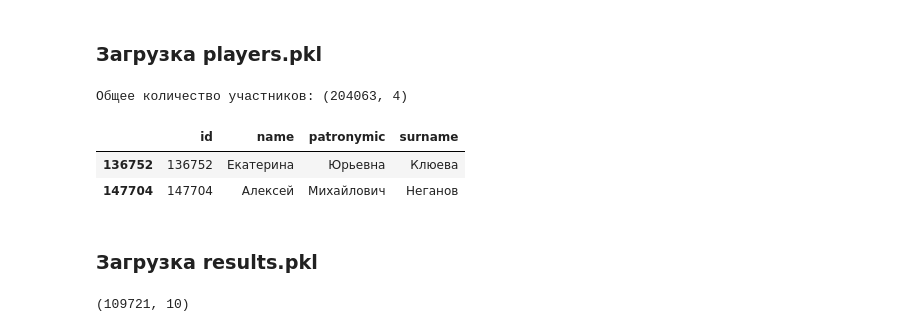
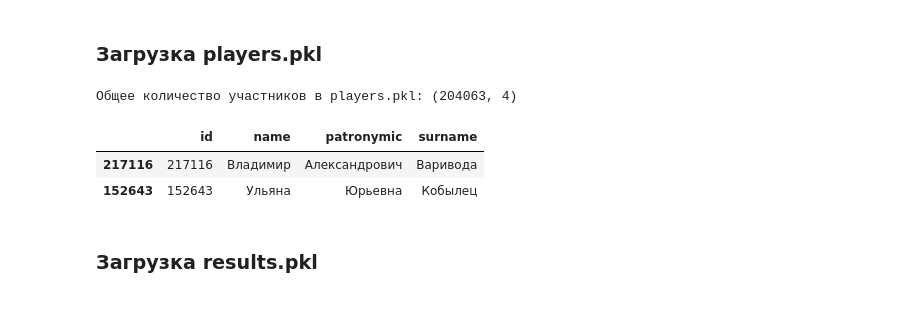
Before and after one commit to IlyasLatypov/MADE_DS, a Jupyter notebook: ADV_ML/HW2/HW2_LatypovID.ipynb, the cells around one changed output. Saved outputs shown, nothing was run; the diff lists cells and outputs as text; code cells hidden in the pictures.

```diff
--- a/ADV_ML/HW2/HW2_LatypovID.ipynb
+++ b/ADV_ML/HW2/HW2_LatypovID.ipynb
@@ -24,13 +38,13 @@ tournaments.pkl
 # %% [markdown]
 ### Загрузка tournaments.pkl
 # %%
-data_tour = pd.DataFrame(pickle.load(myzip.open('tournaments.pkl', 'r'))).T
-data_tour["year"] = data_tour['dateStart'].apply(lambda x: int(x[:4]) if x is not None else None)
-data_tour['sum_questionQty'] = data_tour['questionQty'].apply(lambda x: sum(x.values()) if x is not None else 0)
-train_tour = data_tour[data_tour['year']==2019]
-test_tour = data_tour[data_tour['year']==2020]
-train_tour = train_tour[["id", "name", "sum_questionQty"]]
-test_tour = test_tour[["id", "name", "sum_questionQty"]]
-print("Выборка соревнований для обучения:", train_tour.shape)
-display(train_tour.head(2))
+data_tournament = pd.DataFrame(pickle.load(myzip.open('tournaments.pkl', 'r'))).T
+data_tournament["year"] = data_tournament['dateStart'].apply(lambda x: int(x[:4]) if x is not None else None)
+data_tournament['sum_questionQty'] = data_tournament['questionQty'].apply(lambda x: sum(x.values()) if x is not None else 0)
+train_tournament = data_tournament[data_tournament['year']==2019]
+test_tournament = data_tournament[data_tournament['year']==2020]
+train_tournament = train_tournament[["id", "year", "sum_questionQty"]]
+test_tournament = test_tournament[["id", "year", "sum_questionQty"]]
+print("Количество соревнований в 2019 в tournaments.pkl:", train_tournament.shape)
+print("Количество соревнований в 2020 в tournaments.pkl:", test_tournament.shape)
 # %% [output]
@@ -49,13 +53,13 @@ display(test_tour.head(2))
 # %% [markdown]
 ### Загрузка players.pkl
 # %%
-players = pd.DataFrame(pickle.load(myzip.open('players.pkl', 'r'))).T
-print("Общее количество участников:", players.shape)
-display(players.sample(2))
+data_players = pd.DataFrame(pickle.load(myzip.open('players.pkl', 'r'))).T
+print("Общее количество участников в players.pkl:", data_players.shape)
+display(data_players.sample(2))
 # %% [output]
-Общее количество участников: (204063, 4)
+Общее количество участников в players.pkl: (204063, 4)
 |  | id | name | patronymic | surname |
-| 136752 | 136752 | Екатерина | Юрьевна | Клюева |
-| 147704 | 147704 | Алексей | Михайлович | Неганов |
+| 217116 | 217116 | Владимир | Александрович | Варивода |
+| 152643 | 152643 | Ульяна | Юрьевна | Кобылец |
 # %% [markdown]
 ### Загрузка results.pkl
@@ -74,4 +65,0 @@ for tour in tournament_list:
-# %%
-data_result.shape
-# %% [output]
-(109721, 10)
```
Also changed, not shown: parts of 29 cells of this notebook.
